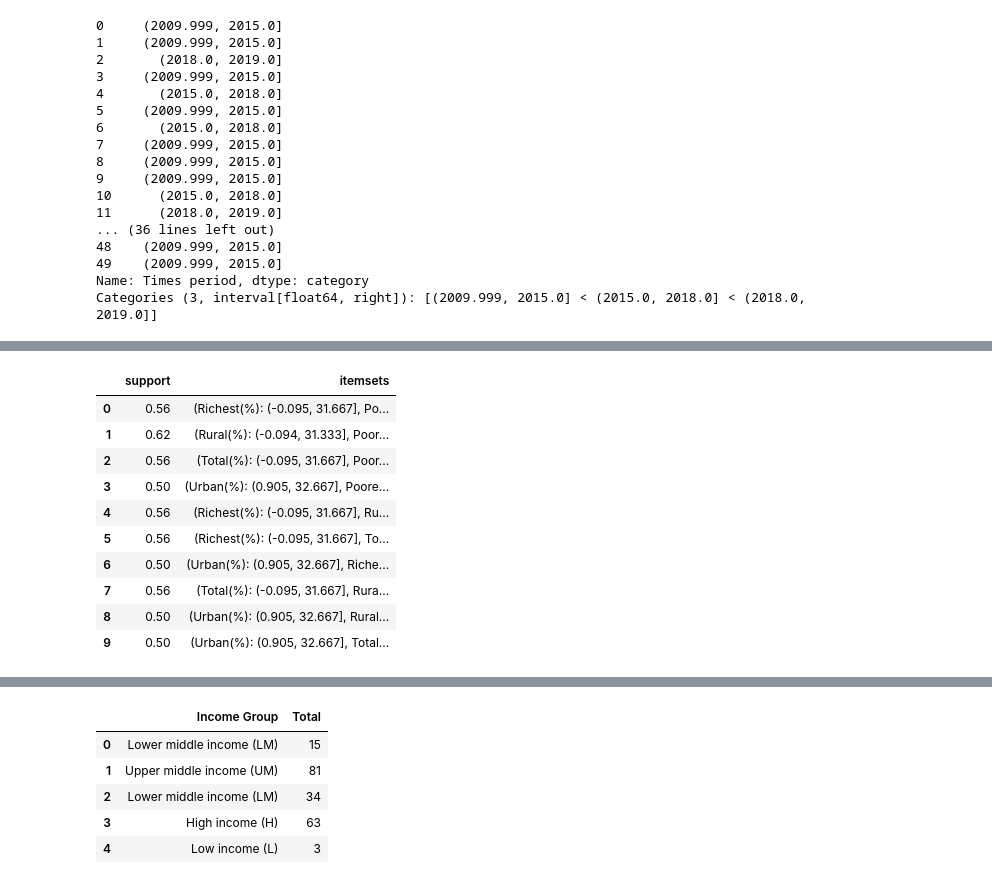
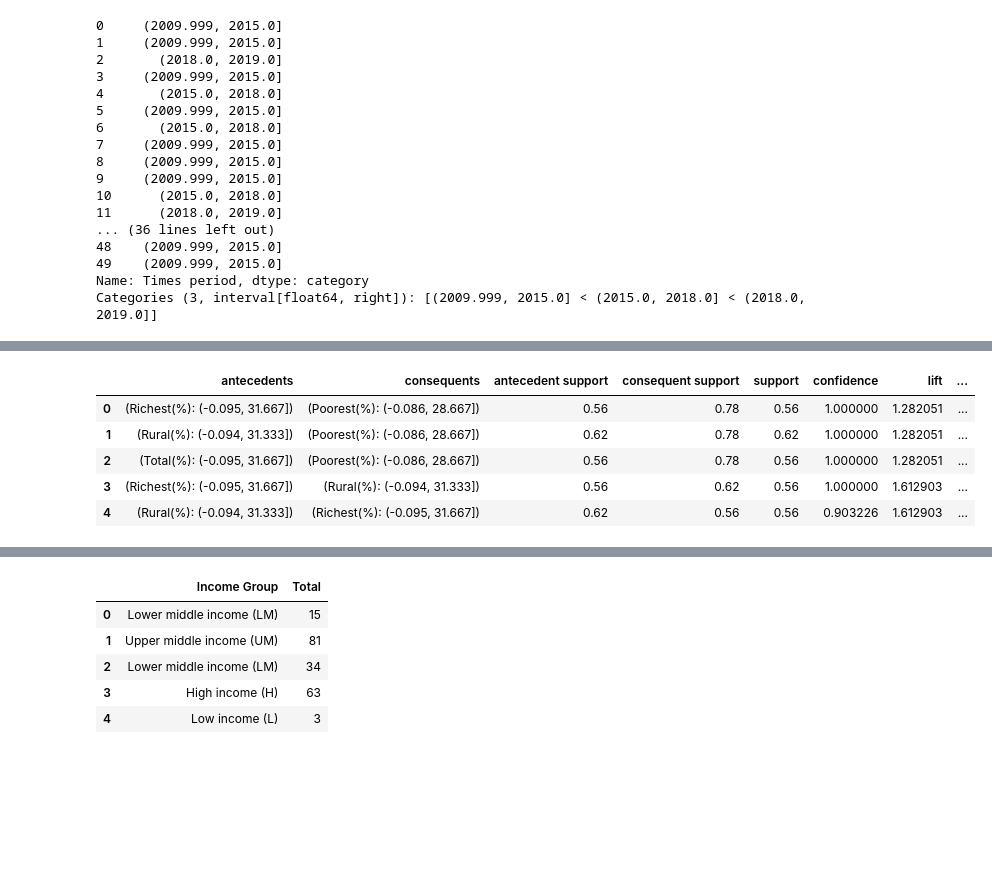
Before and after one commit to Jeffkw213/EECS4412, a Jupyter notebook: phase3/Part_3.ipynb, the cells around one changed output, grey strips where cells are left out. Drawn from its saved outputs; the diff is of its cells as text; code cells hidden in the pictures; blank space fills up the shorter version.

Commit message:
Added on associative rule

```diff
--- a/phase3/Part_3.ipynb
+++ b/phase3/Part_3.ipynb
@@ -209,6 +208,6 @@ frequent_itemsets
 # %%
 # We then choose 10 frequent item-set that has atleast 2 item-sets
-frequent_itemsets = frequent_itemsets[frequent_itemsets['itemsets'].map(len) > 1]
-frequent_itemsets = frequent_itemsets.head(10)
-frequent_itemsets.reset_index(drop=True, inplace=True)
-frequent_itemsets
+X = frequent_itemsets[frequent_itemsets['itemsets'].map(len) > 1]
+X = X.head(10)
+X.reset_index(drop=True, inplace=True)
+X.to_csv("./frequent_items.csv")
@@ -227,14 +214,13 @@ frequent_itemsets
-# %%
-frequent_itemsets
-# %% [output]
-|  | support | itemsets |
-| 0 | 0.56 | (Richest(%): (-0.095, 31.667], Po... |
-| 1 | 0.62 | (Rural(%): (-0.094, 31.333], Poor... |
-| 2 | 0.56 | (Total(%): (-0.095, 31.667], Poor... |
-| 3 | 0.50 | (Urban(%): (0.905, 32.667], Poore... |
-| 4 | 0.56 | (Richest(%): (-0.095, 31.667], Ru... |
-| 5 | 0.56 | (Richest(%): (-0.095, 31.667], To... |
-| 6 | 0.50 | (Urban(%): (0.905, 32.667], Riche... |
-| 7 | 0.56 | (Total(%): (-0.095, 31.667], Rura... |
-| 8 | 0.50 | (Urban(%): (0.905, 32.667], Rural... |
-| 9 | 0.50 | (Urban(%): (0.905, 32.667], Total... |
+# %%
+from mlxtend.frequent_patterns import association_rules
+
+rules = association_rules(frequent_itemsets, metric="confidence")
+rules.to_csv("./rules.csv")
+rules.head()
+# %% [output]
+|  | antecedents | consequents | antecedent support | consequent support | support | confidence | lift | ... |
+| 0 | (Richest(%): (-0.095, 31.667]) | (Poorest(%): (-0.086, 28.667]) | 0.56 | 0.78 | 0.56 | 1.000000 | 1.282051 | ... |
+| 1 | (Rural(%): (-0.094, 31.333]) | (Poorest(%): (-0.086, 28.667]) | 0.62 | 0.78 | 0.62 | 1.000000 | 1.282051 | ... |
+| 2 | (Total(%): (-0.095, 31.667]) | (Poorest(%): (-0.086, 28.667]) | 0.56 | 0.78 | 0.56 | 1.000000 | 1.282051 | ... |
+| 3 | (Richest(%): (-0.095, 31.667]) | (Rural(%): (-0.094, 31.333]) | 0.56 | 0.62 | 0.56 | 1.000000 | 1.612903 | ... |
+| 4 | (Rural(%): (-0.094, 31.333]) | (Richest(%): (-0.095, 31.667]) | 0.62 | 0.56 | 0.56 | 0.903226 | 1.612903 | ... |
```
Also changed, not shown: parts of 10 cells of this notebook, 5 other files.
